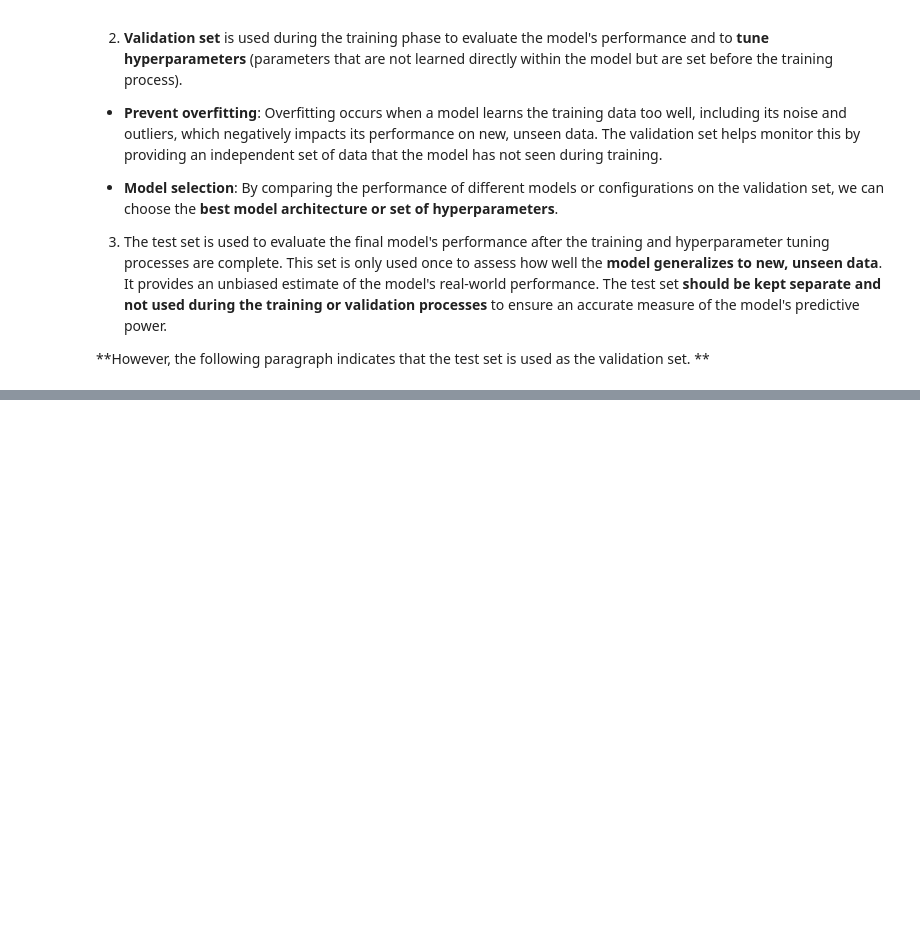
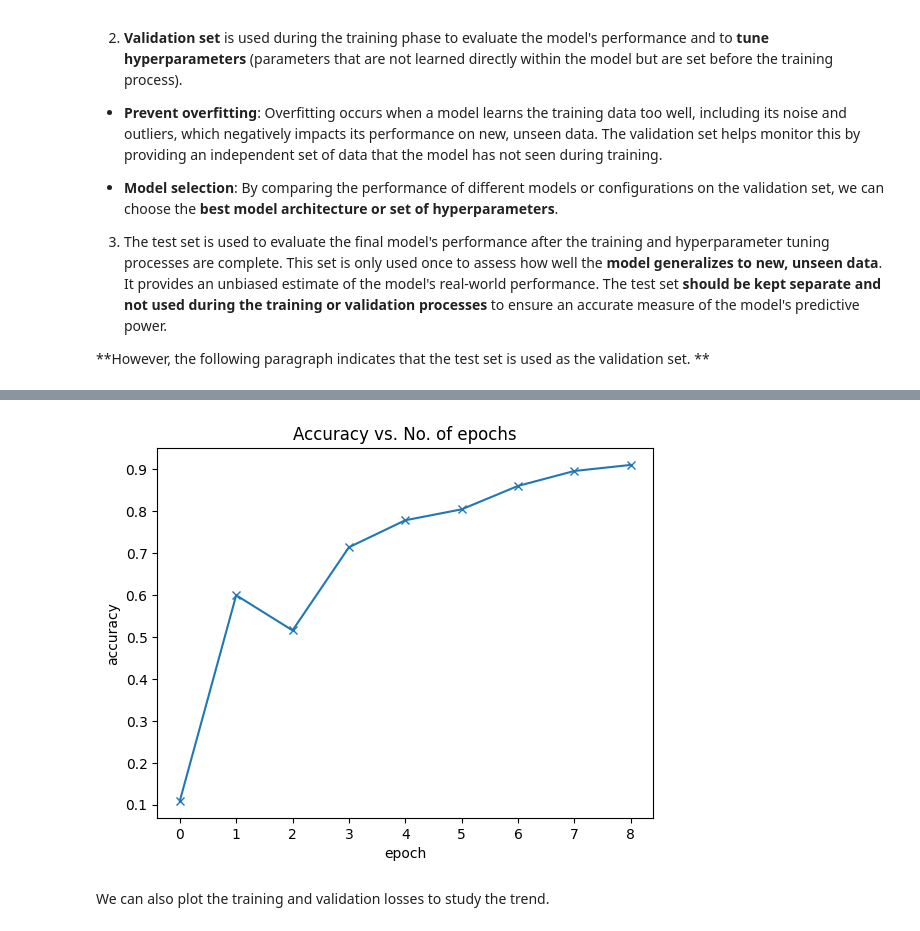
Before and after one commit to MinghanChu/DeepLearning-ZerosToGans, a Jupyter notebook: Data_Augmentation,_Regularization_&_ResNets.ipynb, the cells around one changed output, grey strips where cells are left out. Saved outputs shown, nothing was run; the diff lists cells and outputs as text; code cells hidden in the pictures; blank space fills up the shorter version.

```diff
--- a/Data_Augmentation,_Regularization_&_ResNets.ipynb
+++ b/Data_Augmentation,_Regularization_&_ResNets.ipynb
@@ -70,0 +478,3 @@ We can create training and validation datasets using the `ImageFolder` class fro
+# %%
+history = [evaluate(model, valid_dl)]
+history
@@ -70,0 +485,12 @@ We can create training and validation datasets using the `ImageFolder` class fro
+# %%
+epochs = 8
+max_lr = 0.01
+grad_clip = 0.1
+weight_decay = 1e-4
+opt_func = torch.optim.Adam
+# %%
+%%time
+history += fit_one_cycle(epochs, max_lr, model, train_dl, valid_dl,
+                             grad_clip=grad_clip,
+                             weight_decay=weight_decay,
+                             opt_func=opt_func)
@@ -70,0 +519,13 @@ We can create training and validation datasets using the `ImageFolder` class fro
+# %%
+def plot_accuracies(history):
+    accuracies = [x['val_acc'] for x in history]
+    plt.plot(accuracies, '-x')
+    plt.xlabel('epoch')
+    plt.ylabel('accuracy')
+    plt.title('Accuracy vs. No. of epochs');
+# %%
+plot_accuracies(history)
+# %% [output]
+[figure, added]
+# %% [markdown]
+We can also plot the training and validation losses to study the trend.
```
Also changed, not shown: parts of 44 cells of this notebook.
